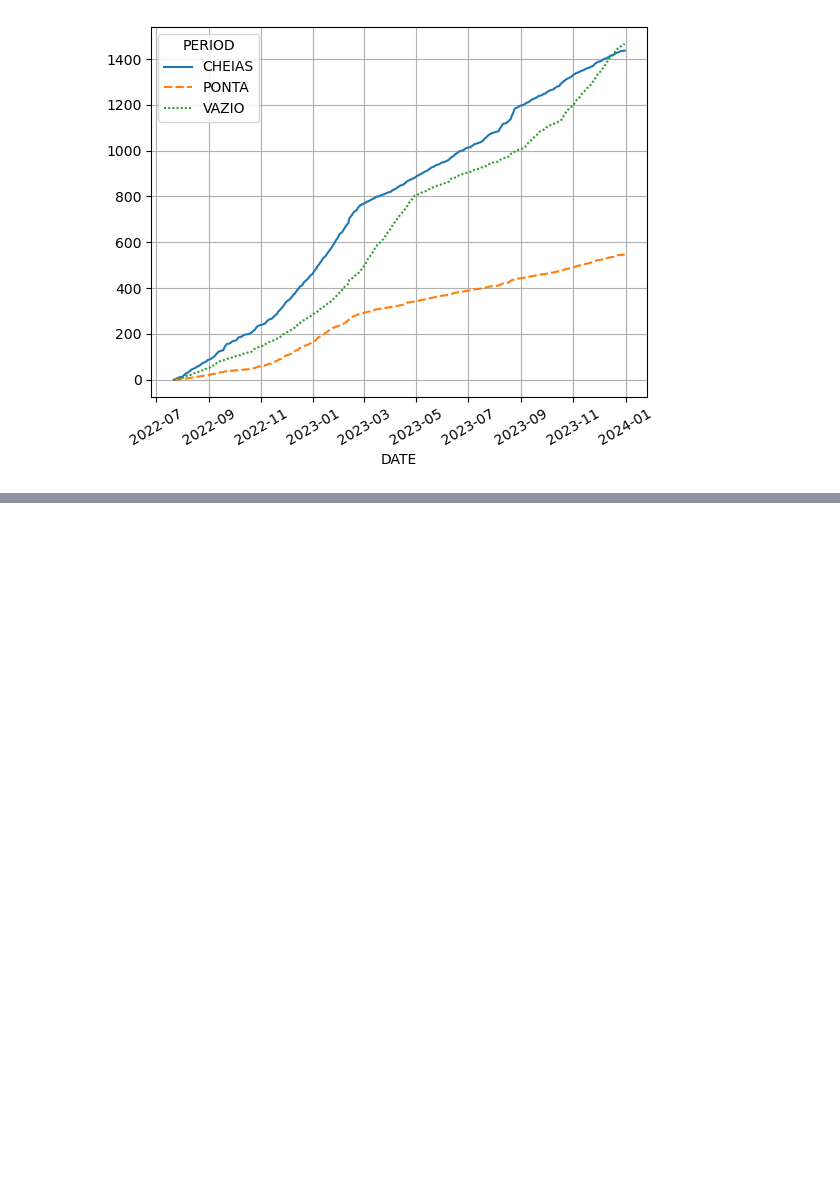
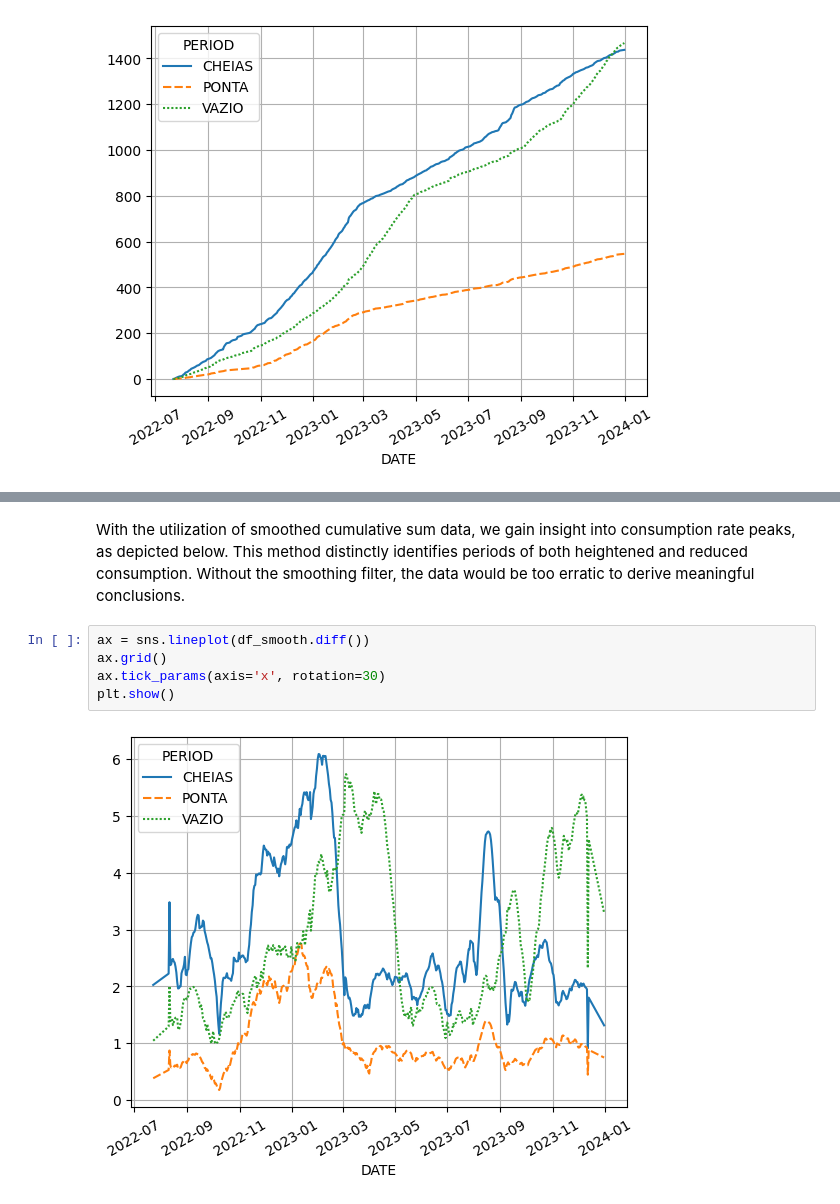
Before and after one commit to pedrodamas1/Electricity-Consumption-Analysis, a Jupyter notebook: PROCESS/6 - visualization.ipynb, the cells around one changed output, grey strips where cells are left out. Saved outputs shown, nothing was run; the diff lists cells and outputs as text; blank space fills up the shorter version.

```diff
--- a/PROCESS/6 - visualization.ipynb
+++ b/PROCESS/6 - visualization.ipynb
@@ -61,0 +47,9 @@ comments
+# %% [markdown]
+With the utilization of smoothed cumulative sum data, we gain insight into consumption rate peaks, as depicted below. This method distinctly identifies periods of both heightened and reduced consumption. Without the smoothing filter, the data would be too erratic to derive meaningful conclusions.
+# %%
+ax = sns.lineplot(df_smooth.diff())
+ax.grid()
+ax.tick_params(axis='x', rotation=30)
+plt.show()
+# %% [output]
+[figure, added]
```
Also changed, not shown: parts of 9 cells of this notebook, 5 other files.
